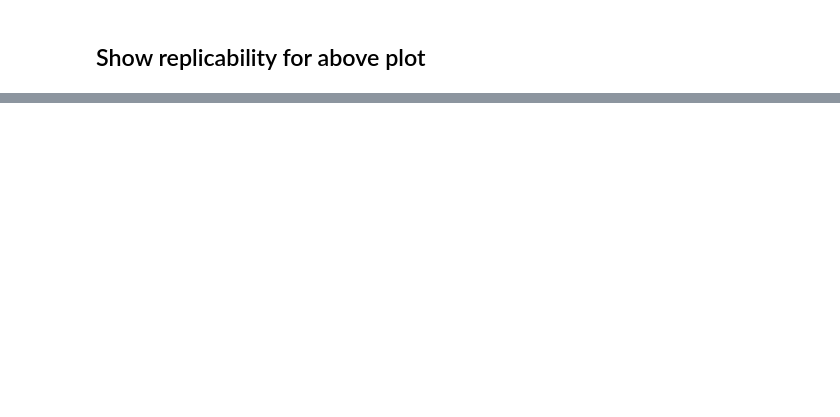
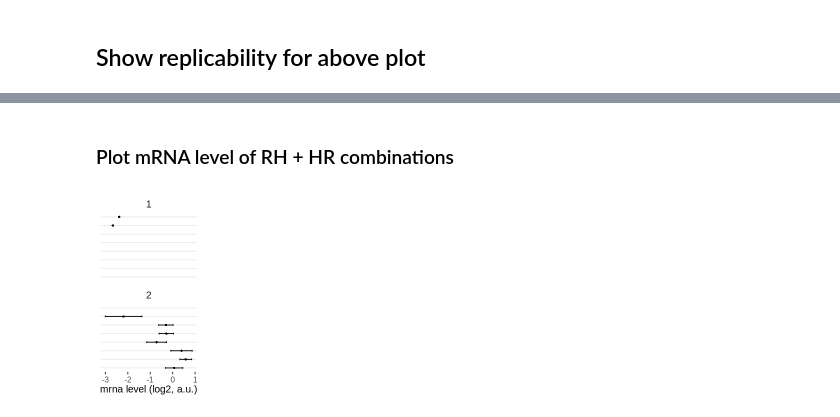
Before and after one commit to rasilab/burke_2022, a Jupyter notebook: analysis/barcode_seq/pool2_mrna/scripts/plot_didi_effects.ipynb, the cells around one changed output, grey strips where cells are left out. Cells and saved outputs as stored; diff of their text form; code cells hidden in the pictures; blank space fills up the shorter version.

```diff
--- a/analysis/barcode_seq/pool2_mrna/scripts/plot_didi_effects.ipynb
+++ b/analysis/barcode_seq/pool2_mrna/scripts/plot_didi_effects.ipynb
@@ -431,0 +506,15 @@ plot_data %>%
+# %%
+plot_data <- insert_lfc %>%
+  # Grab dicodon combination mixtures, plus the RH8 insert
+  filter(str_detect(insert_name, "mixdicodons") | insert == "RHRHRHRHRHRHRHRH") %>%
+  separate(insert_name, c("insert_type", "dicodon1", "dicodon2", "repeat_length")) %>%
+  mutate(dicodon2 = if_else(is.na(repeat_length), dicodon1, dicodon2)) %>%
+  mutate(repeat_length = if_else(is.na(repeat_length), 8, as.numeric(repeat_length))) %>%
+  type_convert() %>%
+  mutate(diaa1 = as.character(translate(DNAStringSet(dicodon1), no.init.codon = T))) %>%
+  mutate(diaa2 = as.character(translate(DNAStringSet(dicodon2), no.init.codon = T))) %>%
+  select(-dicodon1, -dicodon2, -insert_type, -mean_lfc, -matches("n_barcodes|count")) %>%
+  # pivot_wider(names_from = "repeat_length", values_from = c("mean_lfc", "insert")) %>%
+  # arrange(mean_lfc_1 + mean_lfc_2 + mean_lfc_4) %>%
+  mutate(experiment = 2) %>%
+  print()
@@ -431,0 +547,32 @@ plot_data %>%
+# %% [markdown]
+### Plot  mRNA level of RH + HR combinations
+# %%
+options(repr.plot.width=2, repr.plot.height=3.5)
+
+plot_data2 <- plot_data %>%
+  bind_rows(all_8xdiaa_data) %>%
+  filter(diaa1 %in% c("HR", "RH"), diaa2 %in% c("RH", "HR")) %>%
+  mutate(insert = fct_rev(fct_reorder(insert, -repeat_length))) %>%
+  filter(replicate == 1) %>%
+  group_by(insert, repeat_length) %>%
+  mutate(num = group_indices())
+
+plot1 <- plot_data2 %>%
+  ggplot(aes(x = lfc, y = num, shape = as.factor(replicate),
+             xmin = lfc - lfc_sd, xmax = lfc + lfc_sd,
+             )) +
+  facet_wrap(~experiment, ncol = 1, scales = "fixed") +
+  scale_y_continuous(position = "right", breaks = seq(1,8)) +
+  # scale_color_manual(values = cbPalette[2:3]) +
+  labs(color = "", y = "", x = "mrna level (log2, a.u.)") +
+  geom_errorbar(width=0.2) +
+  geom_point(size=1) +
+  theme(axis.text.y = element_blank(),
+        axis.ticks.y = element_blank(),
+        panel.grid.major.y = element_line(),
+        axis.line = element_blank(),
+        legend.position = "none") +
+  NULL
+plot1
+# %% [output]
+[figure, added]
```
Also changed, not shown: parts of 45 cells of this notebook.
